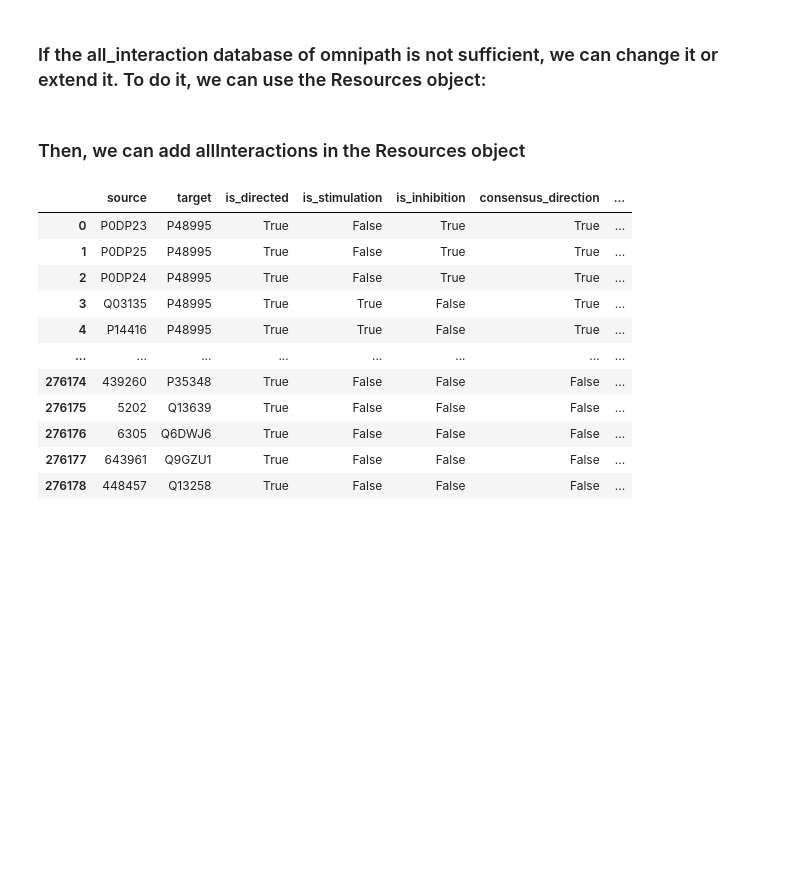
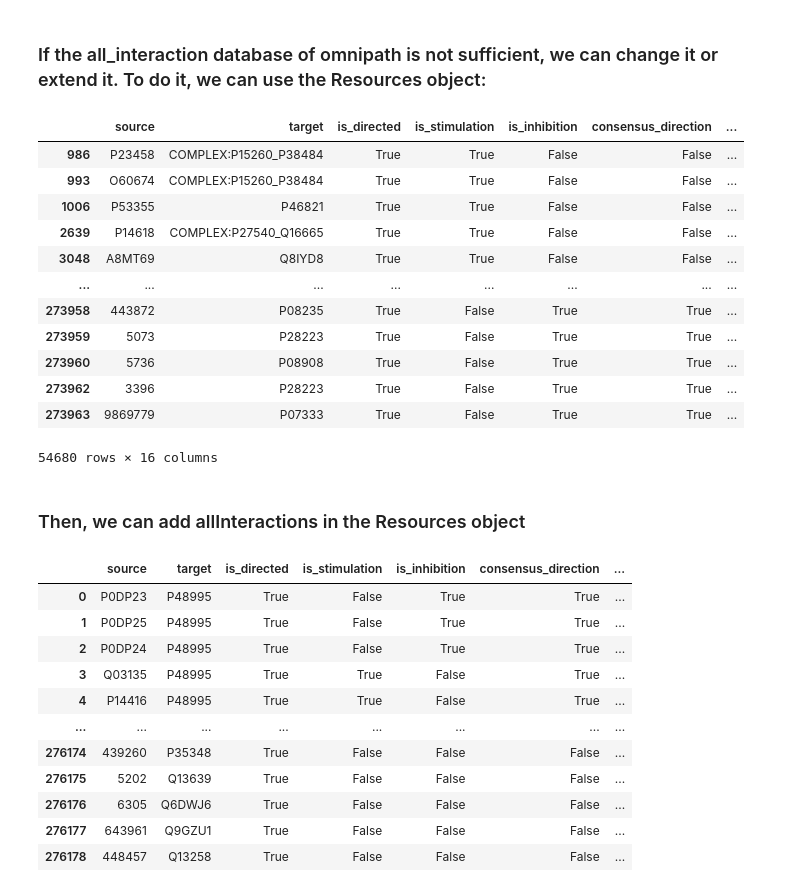
Before and after one commit to sysbio-curie/Neko, a Jupyter notebook: Tutorial_v0.9.ipynb, the cells around one changed output. Cells and saved outputs as stored; diff of their text form; code cells hidden in the pictures; blank space fills up the shorter version.

```diff
--- a/Tutorial_v0.9.ipynb
+++ b/Tutorial_v0.9.ipynb
@@ -75,3 +104,19 @@ interactions = op.interactions.AllInteractions.get() #first we get the intercati
+# %%
+interactions[interactions.sources.isin(["SIGNOR"])]
+# %% [output]
+|  | source | target | is_directed | is_stimulation | is_inhibition | consensus_direction | ... |
+| 986 | P23458 | COMPLEX:P15260_P38484 | True | True | False | False | ... |
+| 993 | O60674 | COMPLEX:P15260_P38484 | True | True | False | False | ... |
+| 1006 | P53355 | P46821 | True | True | False | False | ... |
+| 2639 | P14618 | COMPLEX:P27540_Q16665 | True | True | False | False | ... |
+| 3048 | A8MT69 | Q8IYD8 | True | True | False | False | ... |
+| ... | ... | ... | ... | ... | ... | ... | ... |
+| 273958 | 443872 | P08235 | True | False | True | True | ... |
+| 273959 | 5073 | P28223 | True | False | True | True | ... |
+| 273960 | 5736 | P08908 | True | False | True | True | ... |
+| 273962 | 3396 | P28223 | True | False | True | True | ... |
+| 273963 | 9869779 | P07333 | True | False | True | True | ... |
+54680 rows × 16 columns
 # %% [markdown]
 ### Then, we can add allInteractions in the Resources object
 # %%
```
Also changed, not shown: parts of 19 cells of this notebook.
